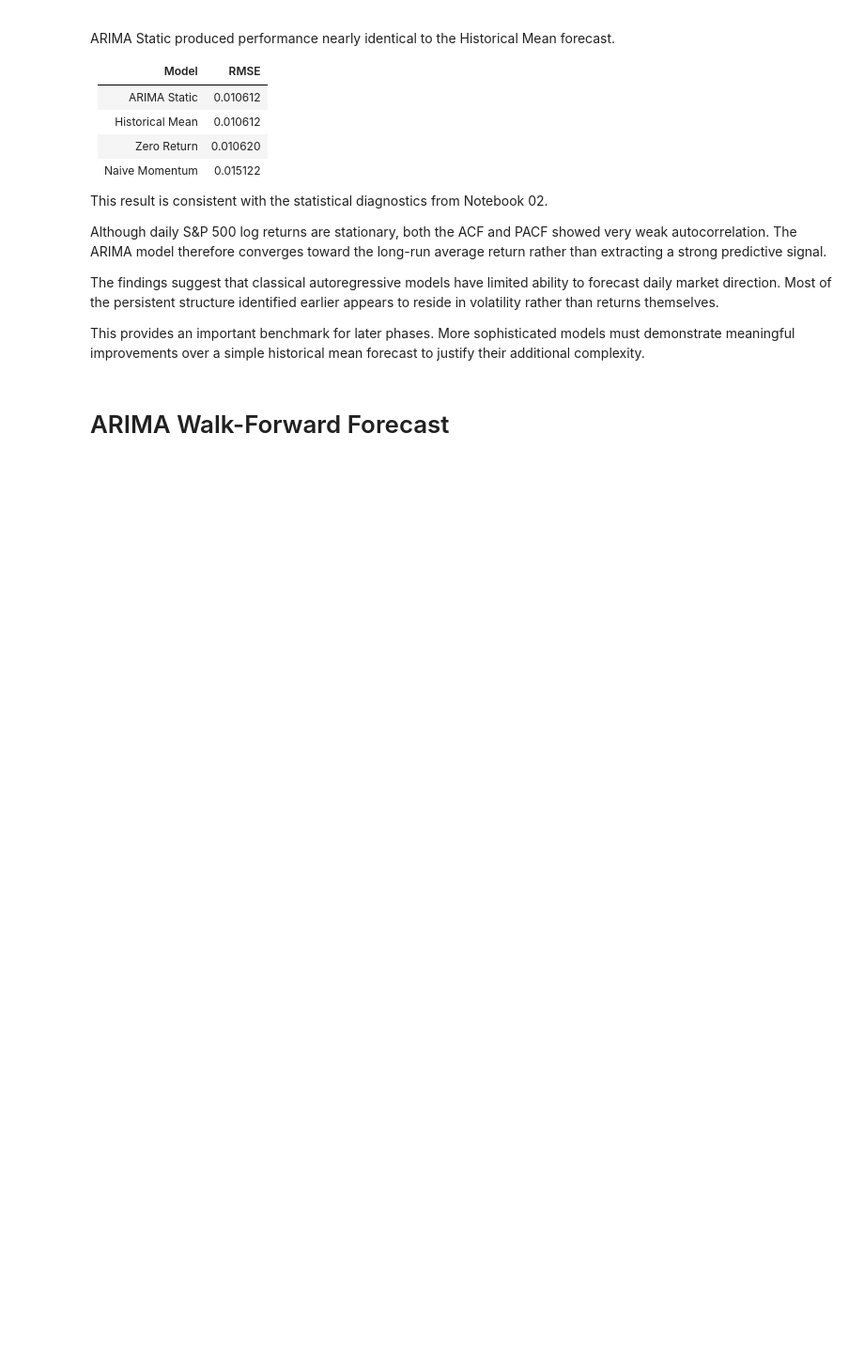
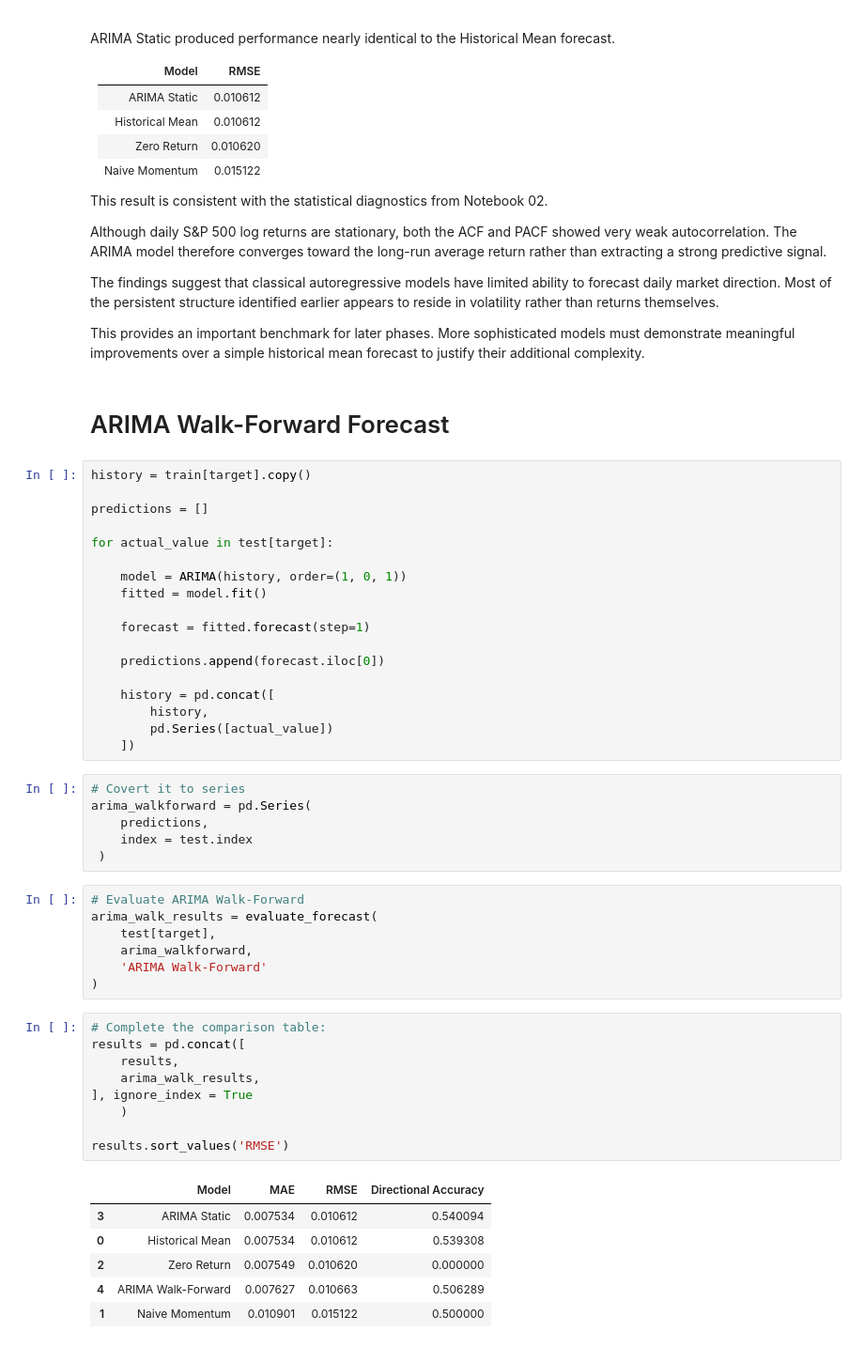
Before and after one commit to Mena-Beshara/sp500-market-intelligence-system, a Jupyter notebook: notebooks/04_Baseline_Forecasting_Models.ipynb, the cells around one changed output. Shown at 94% size. Drawn from its saved outputs; the diff is of its cells as text; blank space fills up the shorter version.

Commit message:
-Added ARIMA Walk forward.

```diff
--- a/notebooks/04_Baseline_Forecasting_Models.ipynb
+++ b/notebooks/04_Baseline_Forecasting_Models.ipynb
@@ -363,3 +363,50 @@ The findings suggest that classical autoregressive models have limited ability t
 This provides an important benchmark for later phases. More sophisticated models must demonstrate meaningful improvements over a simple historical mean forecast to justify their additional complexity.
 # %% [markdown]
 # ARIMA Walk-Forward Forecast
+# %%
+history = train[target].copy()
+
+predictions = []
+
+for actual_value in test[target]:
+
+    model = ARIMA(history, order=(1, 0, 1))
+    fitted = model.fit()
+
+    forecast = fitted.forecast(step=1)
+
+    predictions.append(forecast.iloc[0])
+
+    history = pd.concat([
+        history,
+        pd.Series([actual_value])
+    ])
+# %%
+# Covert it to series
+arima_walkforward = pd.Series(
+    predictions,
+    index = test.index
+ )
+# %%
+# Evaluate ARIMA Walk-Forward
+arima_walk_results = evaluate_forecast(
+    test[target],
+    arima_walkforward,
+    'ARIMA Walk-Forward'
+)
+# %%
+# Complete the comparison table:
+results = pd.concat([
+    results,
+    arima_walk_results,
+], ignore_index = True
+    )
+
+results.sort_values('RMSE')
+# %% [output]
+|  | Model | MAE | RMSE | Directional Accuracy |
+| 3 | ARIMA Static | 0.007534 | 0.010612 | 0.540094 |
+| 0 | Historical Mean | 0.007534 | 0.010612 | 0.539308 |
+| 2 | Zero Return | 0.007549 | 0.010620 | 0.000000 |
+| 4 | ARIMA Walk-Forward | 0.007627 | 0.010663 | 0.506289 |
+| 1 | Naive Momentum | 0.010901 | 0.015122 | 0.500000 |
```
Also changed, not shown: parts of 1 cell of this notebook.
